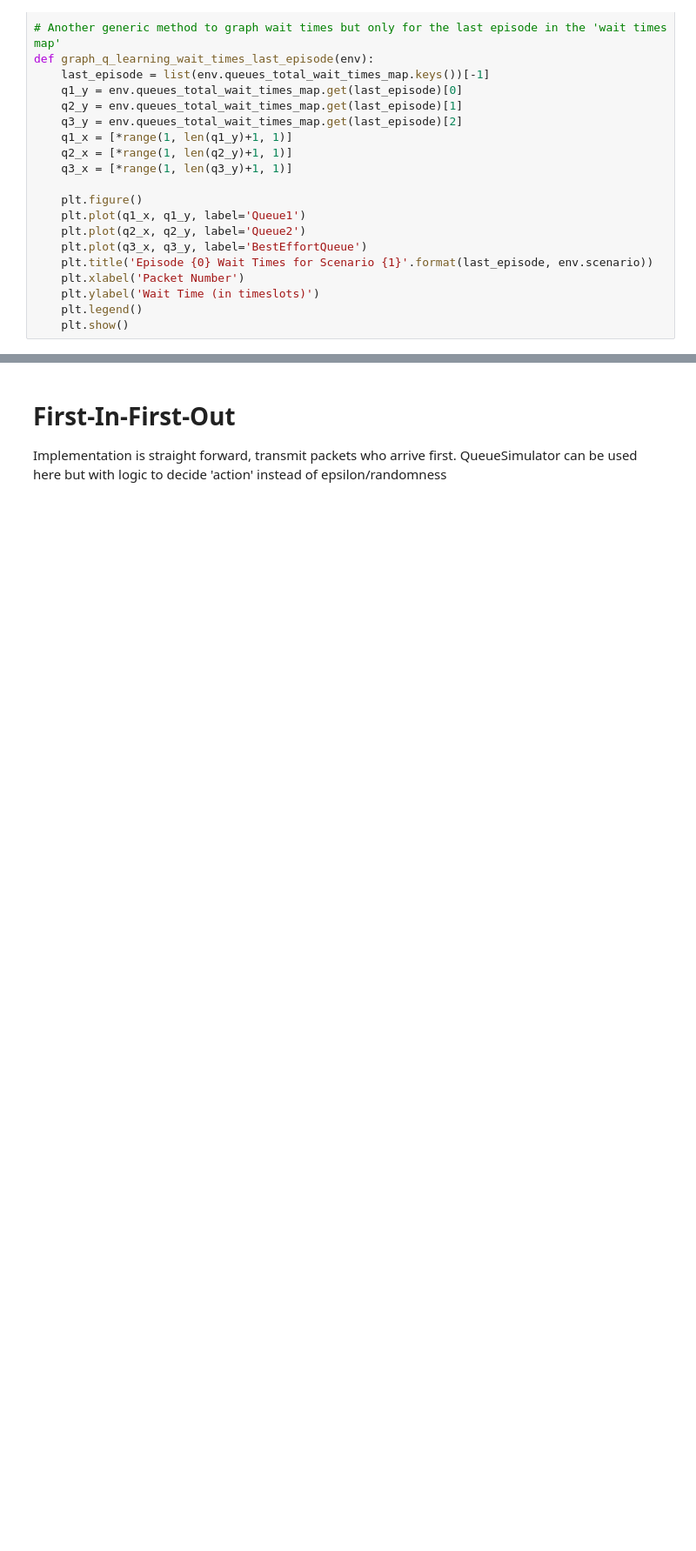
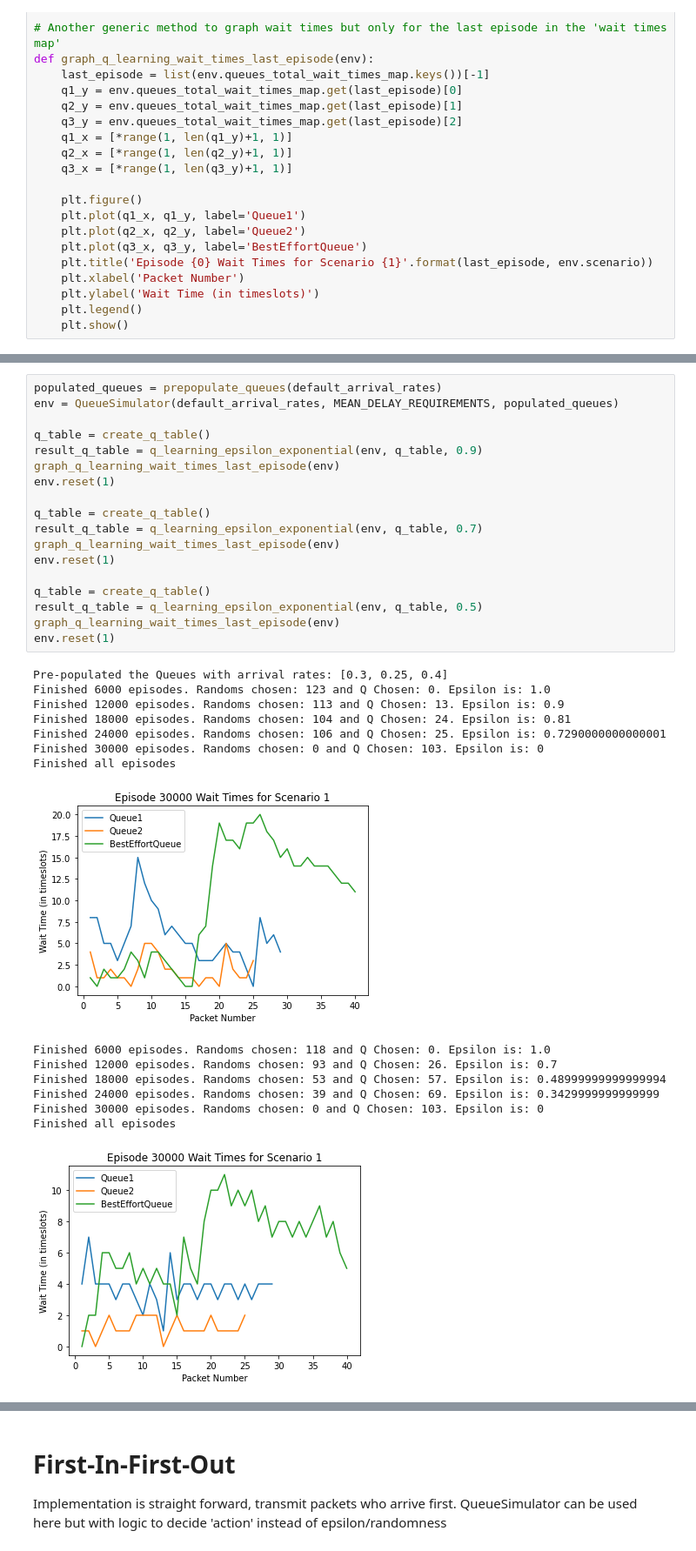
Before and after one commit to s3719678/ML_A2, a Jupyter notebook: notebooks/duc.ipynb, the cells around one changed output, grey strips where cells are left out. Shown at 87% size. Cells and saved outputs as stored; diff of their text form; blank space fills up the shorter version.

```diff
--- a/notebooks/duc.ipynb
+++ b/notebooks/duc.ipynb
@@ -278,0 +487,34 @@ def q_learning_epsilon_linear(env, q_table):
+# %%
+populated_queues = prepopulate_queues(default_arrival_rates)
+env = QueueSimulator(default_arrival_rates, MEAN_DELAY_REQUIREMENTS, populated_queues)
+
+q_table = create_q_table()
+result_q_table = q_learning_epsilon_exponential(env, q_table, 0.9)
+graph_q_learning_wait_times_last_episode(env)
+env.reset(1)
+
+q_table = create_q_table()
+result_q_table = q_learning_epsilon_exponential(env, q_table, 0.7)
+graph_q_learning_wait_times_last_episode(env)
+env.reset(1)
+
+q_table = create_q_table()
+result_q_table = q_learning_epsilon_exponential(env, q_table, 0.5)
+graph_q_learning_wait_times_last_episode(env)
+env.reset(1)
+# %% [output]
+Pre-populated the Queues with arrival rates: [0.3, 0.25, 0.4]
+Finished 6000 episodes. Randoms chosen: 123 and Q Chosen: 0. Epsilon is: 1.0
+Finished 12000 episodes. Randoms chosen: 113 and Q Chosen: 13. Epsilon is: 0.9
+Finished 18000 episodes. Randoms chosen: 104 and Q Chosen: 24. Epsilon is: 0.81
+Finished 24000 episodes. Randoms chosen: 106 and Q Chosen: 25. Epsilon is: 0.7290000000000001
+Finished 30000 episodes. Randoms chosen: 0 and Q Chosen: 103. Epsilon is: 0
+Finished all episodes
+[figure, added]
+Finished 6000 episodes. Randoms chosen: 118 and Q Chosen: 0. Epsilon is: 1.0
+Finished 12000 episodes. Randoms chosen: 93 and Q Chosen: 26. Epsilon is: 0.7
+Finished 18000 episodes. Randoms chosen: 53 and Q Chosen: 57. Epsilon is: 0.48999999999999994
+Finished 24000 episodes. Randoms chosen: 39 and Q Chosen: 69. Epsilon is: 0.3429999999999999
+Finished 30000 episodes. Randoms chosen: 0 and Q Chosen: 103. Epsilon is: 0
+Finished all episodes
+[figure, added]
```
Also changed, not shown: parts of 31 cells of this notebook, 1 other file.
